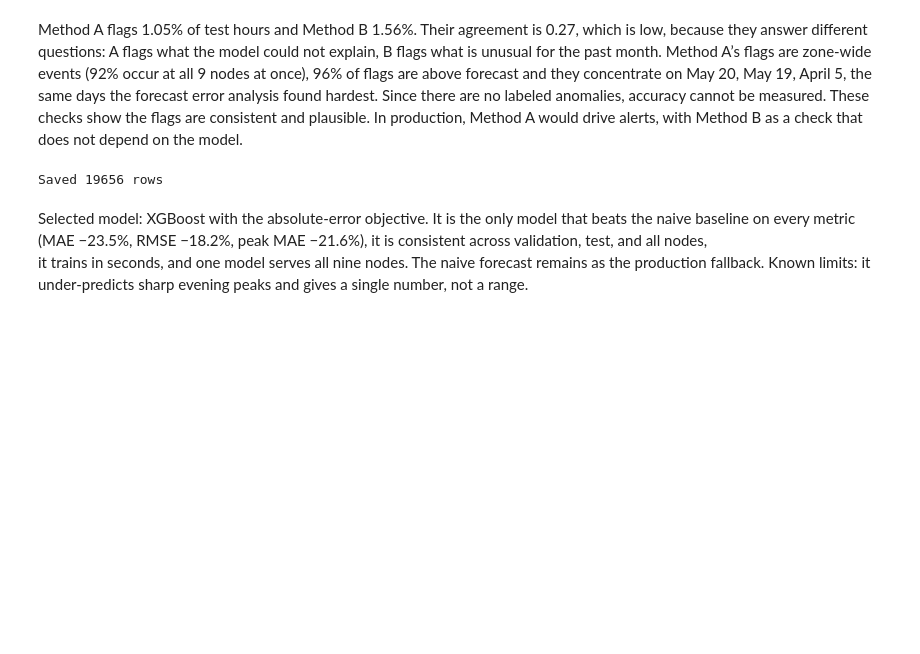
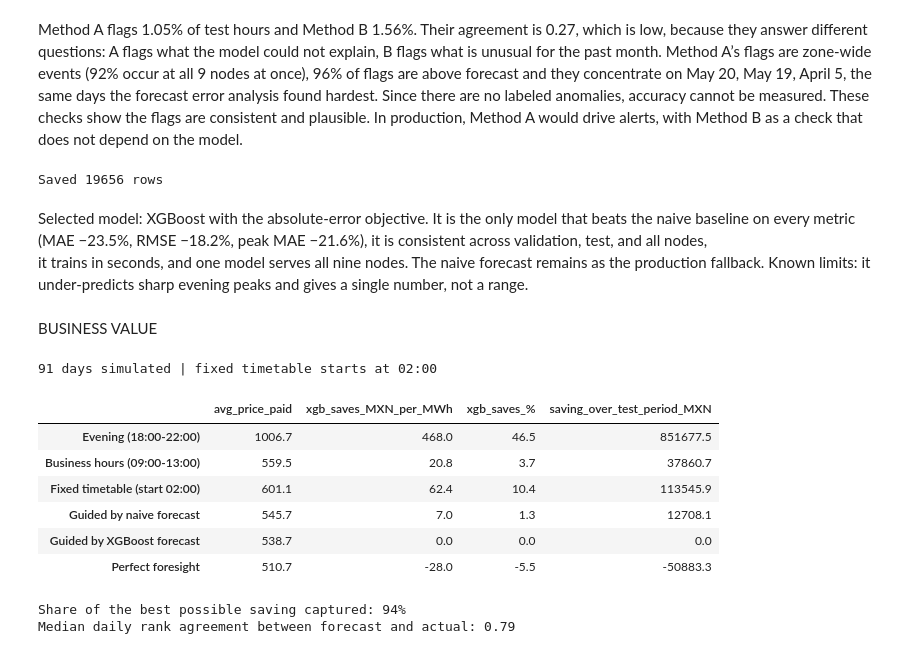
Before and after one commit to zyangarduno/CENACE-CHALLENGE, a Jupyter notebook: notebooks/03_modeling.ipynb, the cells around one changed output. Drawn from its saved outputs; the diff is of its cells as text; code cells hidden in the pictures; blank space fills up the shorter version.

Commit message:
Business Value

```diff
--- a/notebooks/03_modeling.ipynb
+++ b/notebooks/03_modeling.ipynb
@@ -707,3 +707,63 @@ Saved 19656 rows
 # %% [markdown]
 Selected model: XGBoost with the absolute-error objective. It is the only model that beats the naive baseline on every metric (MAE −23.5%, RMSE −18.2%, peak MAE −21.6%), it is consistent across validation, test, and all nodes, \
 it trains in seconds, and one model serves all nine nodes. The naive forecast remains as the production fallback. Known limits: it under-predicts sharp evening peaks and gives a single number, not a range.
+# %% [markdown]
+BUSINESS VALUE
+# %%
+NODE, RUN_HOURS, LOAD_MW = "06MON-115", 4, 5
+
+def cheapest_start(prices, hours=RUN_HOURS):
+    """Start hour of the cheapest block of consecutive hours."""
+    return min(range(0, 24 - hours + 1), key=lambda s: prices[s:s + hours].sum())
+
+# A fixed timetable a client could set without any model:
+# the cheapest block on average in January-March 2025
+recent = train[(train["clv_nodo"] == NODE) & (train["timestamp"] >= "2025-01-01")]
+fixed_start = cheapest_start(recent.groupby("hour")[TARGET].mean().values)
+
+rows = []
+node_test = test[test["clv_nodo"] == NODE].sort_values("timestamp")
+for day, g in node_test.groupby(node_test["timestamp"].dt.date):
+    actual, forecast, naive = g[TARGET].values, g["pred_xgb"].values, g["pred_naive"].values
+    paid = lambda start: actual[start:start + RUN_HOURS].mean()     # price actually paid
+    rows.append({
+        "date": day,
+        "Evening (18:00-22:00)": paid(18),
+        "Business hours (09:00-13:00)": paid(9),
+        f"Fixed timetable (start {fixed_start:02d}:00)": paid(fixed_start),
+        "Guided by naive forecast": paid(cheapest_start(naive)),
+        "Guided by XGBoost forecast": paid(cheapest_start(forecast)),
+        "Perfect foresight": paid(cheapest_start(actual)),
+    })
+
+sim = pd.DataFrame(rows).set_index("date")
+print(len(sim), "days simulated | fixed timetable starts at", f"{fixed_start:02d}:00")
+# %% [output]
+91 days simulated | fixed timetable starts at 02:00
+# %%
+value = sim.mean().to_frame("avg_price_paid")
+xgb_price = value.loc["Guided by XGBoost forecast", "avg_price_paid"]
+
+value["xgb_saves_MXN_per_MWh"] = value["avg_price_paid"] - xgb_price
+value["xgb_saves_%"] = (1 - xgb_price / value["avg_price_paid"]) * 100
+value["saving_over_test_period_MXN"] = value["xgb_saves_MXN_per_MWh"] * LOAD_MW * RUN_HOURS * len(sim)
+value.round(1)
+# %% [output]
+|  | avg_price_paid | xgb_saves_MXN_per_MWh | xgb_saves_% | saving_over_test_period_MXN |
+| Evening (18:00-22:00) | 1006.7 | 468.0 | 46.5 | 851677.5 |
+| Business hours (09:00-13:00) | 559.5 | 20.8 | 3.7 | 37860.7 |
+| Fixed timetable (start 02:00) | 601.1 | 62.4 | 10.4 | 113545.9 |
+| Guided by naive forecast | 545.7 | 7.0 | 1.3 | 12708.1 |
+| Guided by XGBoost forecast | 538.7 | 0.0 | 0.0 | 0.0 |
+| Perfect foresight | 510.7 | -28.0 | -5.5 | -50883.3 |
+# %%
+evening = value.loc["Evening (18:00-22:00)", "avg_price_paid"]
+perfect = value.loc["Perfect foresight", "avg_price_paid"]
+print(f"Share of the best possible saving captured: {(evening - xgb_price) / (evening - perfect):.0%}")
+
+rank_corr = node_test.groupby(node_test["timestamp"].dt.date).apply(
+    lambda g: g[TARGET].corr(g["pred_xgb"], method="spearman"))
+print(f"Median daily rank agreement between forecast and actual: {rank_corr.median():.2f}")
+# %% [output]
+Share of the best possible saving captured: 94%
+Median daily rank agreement between forecast and actual: 0.79
```
Also changed, not shown: parts of 1 cell of this notebook, 3 other files.
